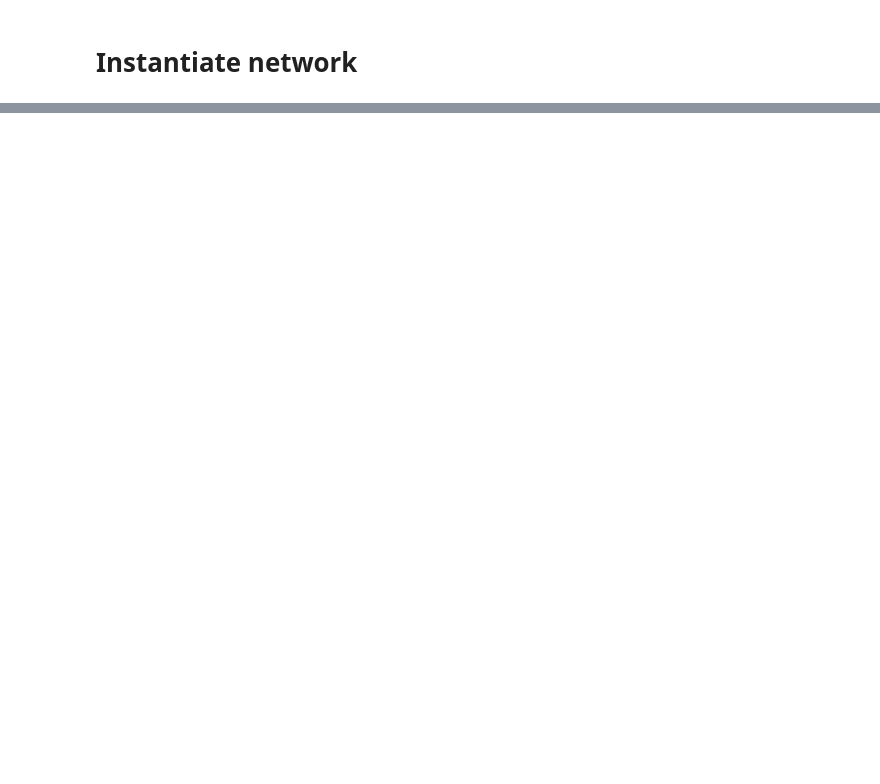
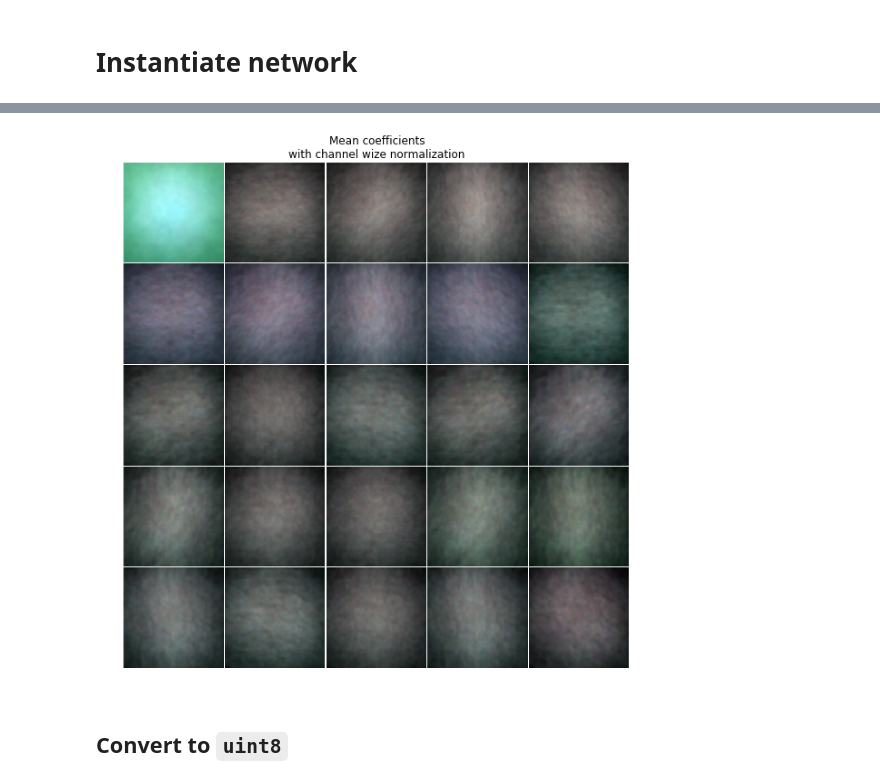
Before and after one commit to ladsmund/plantclef, a Jupyter notebook: notebooks/GPU_ScatNet.ipynb, the cells around one changed output, grey strips where cells are left out. Saved outputs shown, nothing was run; the diff lists cells and outputs as text; code cells hidden in the pictures; blank space fills up the shorter version.

```diff
--- a/notebooks/GPU_ScatNet.ipynb
+++ b/notebooks/GPU_ScatNet.ipynb
@@ -340,0 +154,8 @@ NameError: name 'output' is not defined
+# %%
+plt.figure(figsize=(10,10))
+plt.title('Mean coefficients\nwith channel wize normalization')
+show_blob(magnorm_maxnorm(mean_coefficients))
+# %% [output]
+[figure, added]
+# %% [markdown]
+## Convert to `uint8`
```
Also changed, not shown: parts of 46 cells of this notebook, 2 other files.
